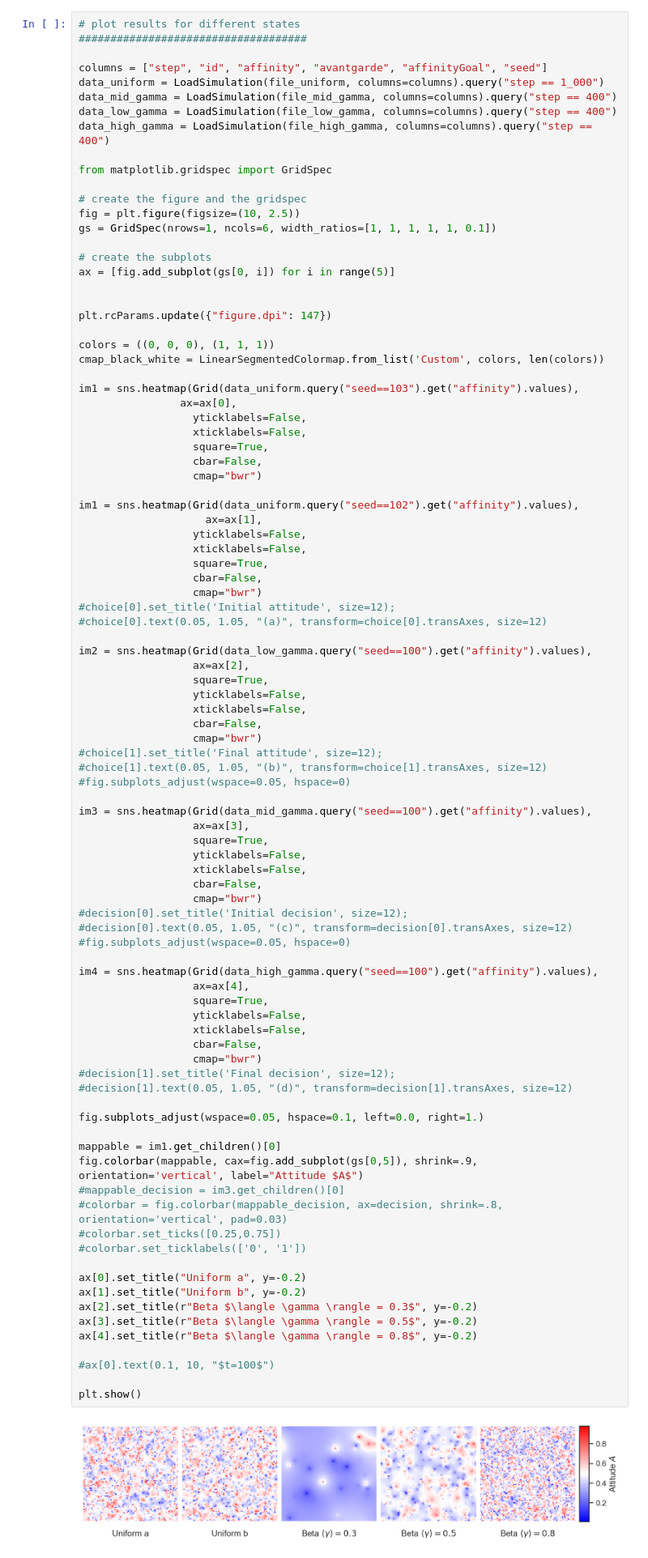
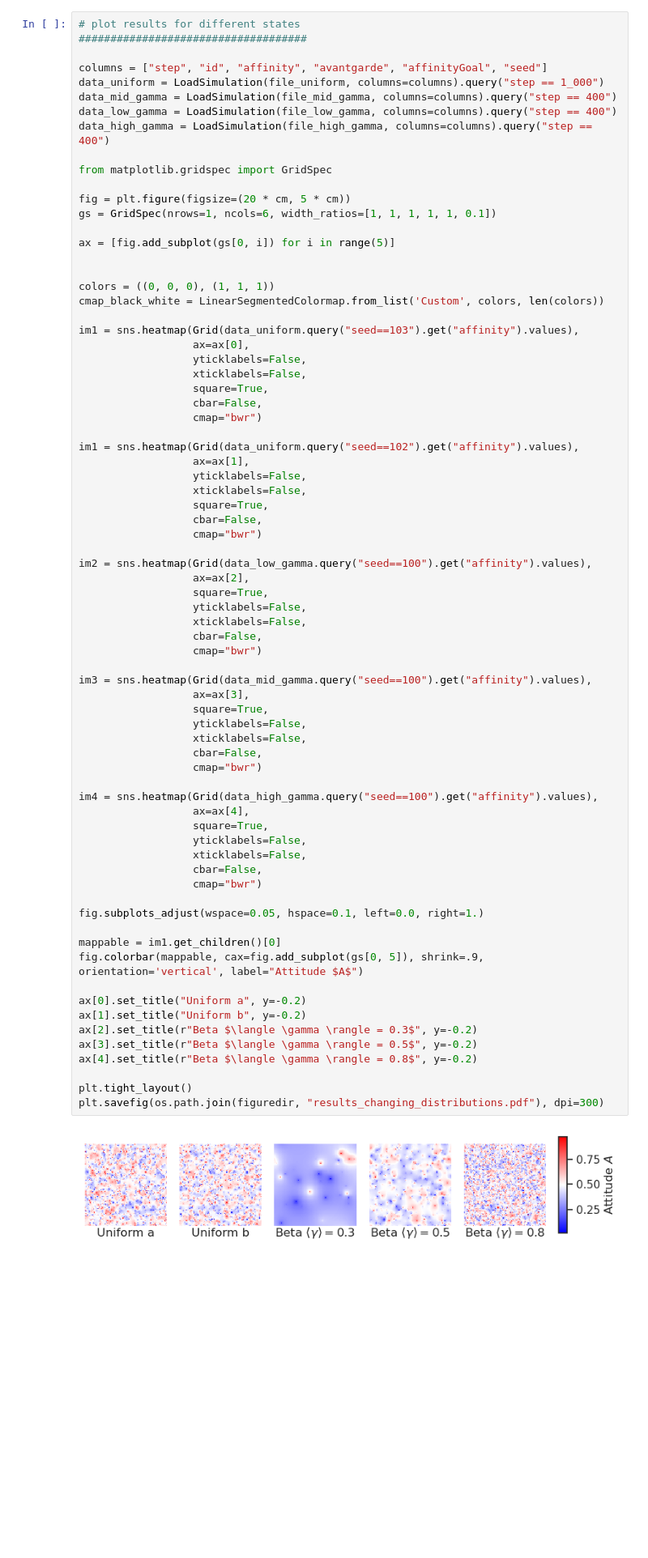
Before and after one commit to lquante/social_agent_based_modelling, a Jupyter notebook: notebooks/paper_graphics.ipynb, the cells around one changed output. Shown at 81% size. Cells and saved outputs as stored; diff of their text form; blank space fills up the shorter version.

```diff
--- a/notebooks/paper_graphics.ipynb
+++ b/notebooks/paper_graphics.ipynb
@@ -105,21 +98,17 @@ data_high_gamma = LoadSimulation(file_high_gamma, columns=columns).query("step =
 
 from matplotlib.gridspec import GridSpec
 
-# create the figure and the gridspec
-fig = plt.figure(figsize=(10, 2.5))
+fig = plt.figure(figsize=(20 * cm, 5 * cm))
 gs = GridSpec(nrows=1, ncols=6, width_ratios=[1, 1, 1, 1, 1, 0.1])
 
-# create the subplots
 ax = [fig.add_subplot(gs[0, i]) for i in range(5)]
 
-
-plt.rcParams.update({"figure.dpi": 147})
 
 colors = ((0, 0, 0), (1, 1, 1))
 cmap_black_white = LinearSegmentedColormap.from_list('Custom', colors, len(colors))
 
 im1 = sns.heatmap(Grid(data_uniform.query("seed==103").get("affinity").values),
-                ax=ax[0],
+                  ax=ax[0],
                   yticklabels=False,
                   xticklabels=False,
                   square=True,
@@ -127,14 +116,12 @@ im1 = sns.heatmap(Grid(data_uniform.query("seed==103").get("affinity").values),
                   cmap="bwr")
 
 im1 = sns.heatmap(Grid(data_uniform.query("seed==102").get("affinity").values),
-                    ax=ax[1],
+                  ax=ax[1],
                   yticklabels=False,
                   xticklabels=False,
                   square=True,
                   cbar=False,
                   cmap="bwr")
-#choice[0].set_title('Initial attitude', size=12);
-#choice[0].text(0.05, 1.05, "(a)", transform=choice[0].transAxes, size=12)
 
 im2 = sns.heatmap(Grid(data_low_gamma.query("seed==100").get("affinity").values),
                   ax=ax[2],
@@ -143,48 +130,35 @@ im2 = sns.heatmap(Grid(data_low_gamma.query("seed==100").get("affinity").values)
                   xticklabels=False,
                   cbar=False,
                   cmap="bwr")
-#choice[1].set_title('Final attitude', size=12);
-#choice[1].text(0.05, 1.05, "(b)", transform=choice[1].transAxes, size=12)
-#fig.subplots_adjust(wspace=0.05, hspace=0)
 
 im3 = sns.heatmap(Grid(data_mid_gamma.query("seed==100").get("affinity").values),
                   ax=ax[3],
                   square=True,
                   yticklabels=False,
                   xticklabels=False,
                   cbar=False,
                   cmap="bwr")
-#decision[0].set_title('Initial decision', size=12);
-#decision[0].text(0.05, 1.05, "(c)", transform=decision[0].transAxes, size=12)
-#fig.subplots_adjust(wspace=0.05, hspace=0)
 
 im4 = sns.heatmap(Grid(data_high_gamma.query("seed==100").get("affinity").values),
                   ax=ax[4],
                   square=True,
                   yticklabels=False,
                   xticklabels=False,
                   cbar=False,
                   cmap="bwr")
-#decision[1].set_title('Final decision', size=12);
-#decision[1].text(0.05, 1.05, "(d)", transform=decision[1].transAxes, size=12)
 
 fig.subplots_adjust(wspace=0.05, hspace=0.1, left=0.0, right=1.)
 
 mappable = im1.get_children()[0]
-fig.colorbar(mappable, cax=fig.add_subplot(gs[0,5]), shrink=.9, orientation='vertical', label="Attitude $A$")
-#mappable_decision = im3.get_children()[0]
-#colorbar = fig.colorbar(mappable_decision, ax=decision, shrink=.8, orientation='vertical', pad=0.03)
-#colorbar.set_ticks([0.25,0.75])
-#colorbar.set_ticklabels(['0', '1'])
+fig.colorbar(mappable, cax=fig.add_subplot(gs[0, 5]), shrink=.9, orientation='vertical', label="Attitude $A$")
 
 ax[0].set_title("Uniform a", y=-0.2)
 ax[1].set_title("Uniform b", y=-0.2)
 ax[2].set_title(r"Beta $\langle \gamma \rangle = 0.3$", y=-0.2)
 ax[3].set_title(r"Beta $\langle \gamma \rangle = 0.5$", y=-0.2)
 ax[4].set_title(r"Beta $\langle \gamma \rangle = 0.8$", y=-0.2)
 
-#ax[0].text(0.1, 10, "$t=100$")
-
-plt.show()
+plt.tight_layout()
+plt.savefig(os.path.join(figuredir, "results_changing_distributions.pdf"), dpi=300)
 # %% [output]
-[figure, old version]
+[figure, new version]
```
Also changed, not shown: parts of 18 cells of this notebook, 3 other files.
